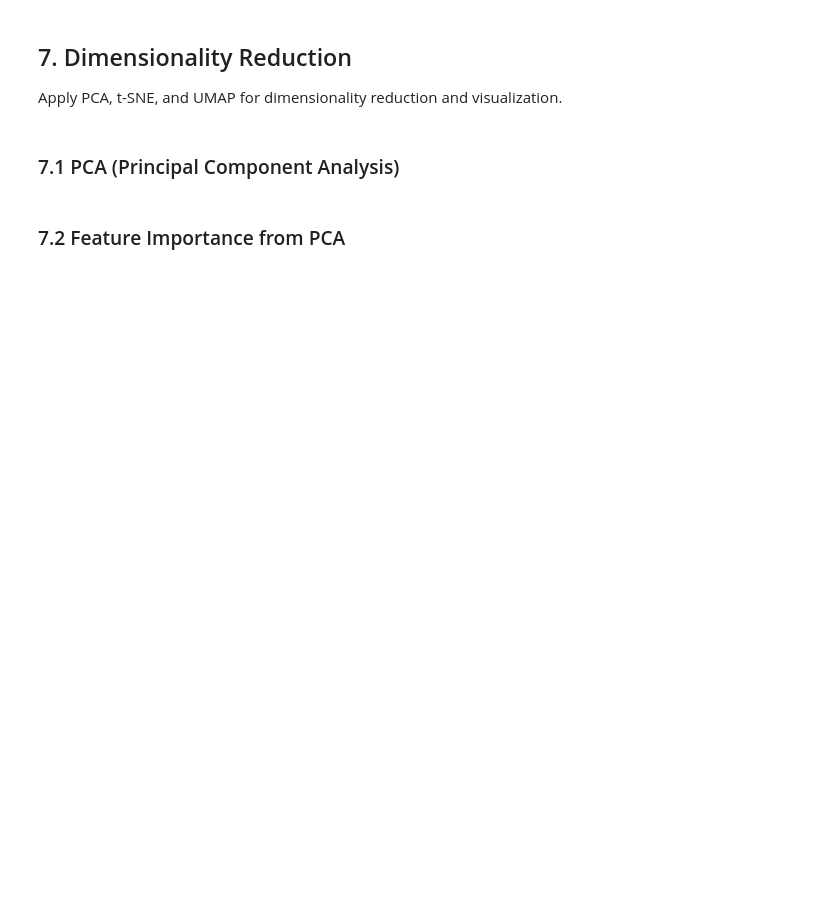
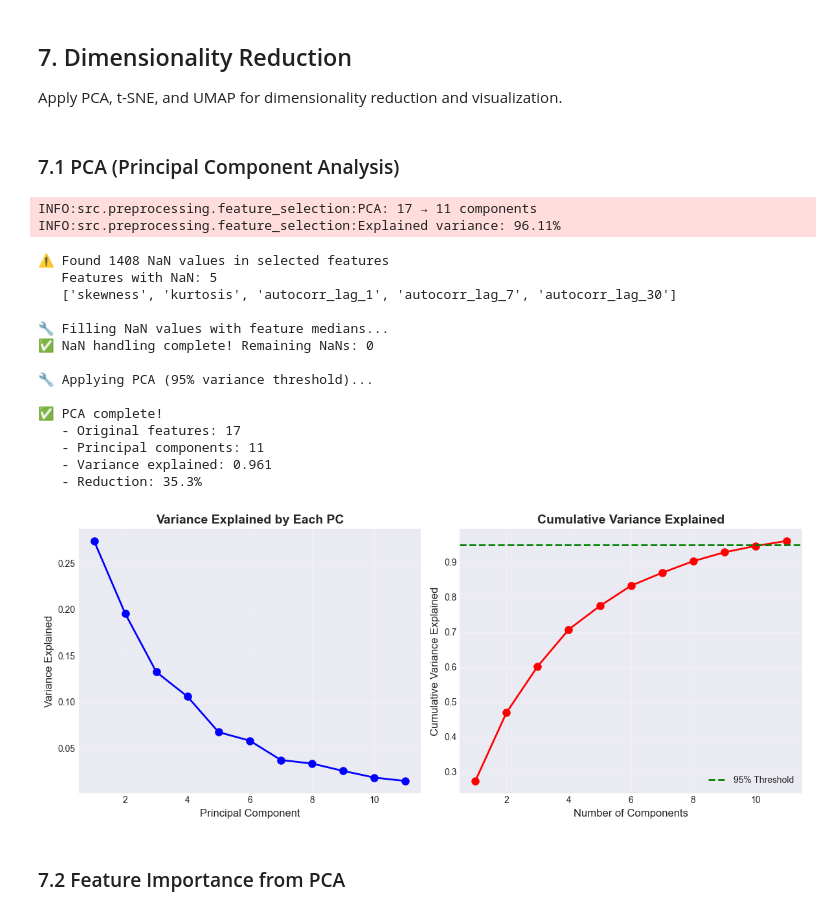
Before and after one commit to hemalii3/rdkd, a Jupyter notebook: notebooks/02_Preprocessing_Features.ipynb, the cells around one changed output. Drawn from its saved outputs; the diff is of its cells as text; code cells hidden in the pictures; blank space fills up the shorter version.

```diff
--- a/notebooks/02_Preprocessing_Features.ipynb
+++ b/notebooks/02_Preprocessing_Features.ipynb
@@ -211,6 +237,12 @@ Extract comprehensive features (69+) across 5 categories:
 4. **Variability** (13 features): rolling stats, peaks, autocorrelation
 5. **Shape** (7 features): entropy, FFT, Hurst exponent
 # %%
+# Reload module to pick up latest fixes
+import importlib
+import src.preprocessing.feature_engineering
+importlib.reload(src.preprocessing.feature_engineering)
+from src.preprocessing.feature_engineering import FeatureEngineer
+
 # Initialize FeatureEngineer
 engineer = FeatureEngineer()
 
@@ -220,11 +252,11 @@ print("⏱️ This may take several minutes...\n")
 # Extract all features
 df_features = engineer.extract_all_features(
     df_cleaned,
-    statistical=True,
-    temporal=True,
-    seasonality=True,
-    variability=True,
-    shape=True
+    include_statistical=True,
+    include_temporal=True,
+    include_seasonality=True,
+    include_variability=True,
+    include_shape=True
 )
 
 print(f"\n✅ Feature extraction complete!")
@@ -369,12 +495,16 @@ if len(removed_features) > 0:
 # %%
 # Check for low-variance features
 print("🔍 Checking for low-variance features (threshold=0.01)...")
-df_variance_selected = selector.select_by_variance(df_selected, threshold=0.01)
+df_variance_selected, removed_variance_features = selector.select_by_variance(df_selected, threshold=0.01)
 
 print(f"\n✅ Variance filtering complete!")
 print(f"   - Before variance filter: {df_selected.shape[1]}")
 print(f"   - After variance filter: {df_variance_selected.shape[1]}")
-print(f"   - Removed: {df_selected.shape[1] - df_variance_selected.shape[1]}")
+print(f"   - Removed: {len(removed_variance_features)}")
+
+if len(removed_variance_features) > 0:
+    print(f"\n📋 Removed low-variance features:")
+    print(f"   {removed_variance_features[:10]}")
 
 # Use variance-filtered features for next steps
 df_selected = df_variance_selected
@@ -393,6 +538,26 @@ Apply PCA, t-SNE, and UMAP for dimensionality reduction and visualization.
 # %% [markdown]
 ### 7.1 PCA (Principal Component Analysis)
 # %%
+# Check for and handle missing values in selected features
+nan_count = df_selected.isna().sum().sum()
+if nan_count > 0:
+    print(f"⚠️ Found {nan_count} NaN values in selected features")
+
+    # Check which features have NaNs
+    features_with_nan = df_selected.columns[df_selected.isna().any()].tolist()
+    print(f"   Features with NaN: {len(features_with_nan)}")
+    print(f"   {features_with_nan}\n")
+
+    # Fill NaN values with median (robust to outliers)
+    print("🔧 Filling NaN values with feature medians...")
+    df_selected = df_selected.fillna(df_selected.median())
+
+    # Verify no NaNs remain
+    remaining_nans = df_selected.isna().sum().sum()
+    print(f"✅ NaN handling complete! Remaining NaNs: {remaining_nans}\n")
+else:
+    print("✅ No NaN values found in selected features\n")
+
 # Apply PCA with auto-component selection (95% variance)
 print("🔧 Applying PCA (95% variance threshold)...")
 df_pca, pca_model = selector.apply_pca(df_selected, n_components=None, variance_threshold=0.95)
@@ -400,33 +565,51 @@ df_pca, pca_model = selector.apply_pca(df_selected, n_components=None, variance_
 print(f"\n✅ PCA complete!")
 print(f"   - Original features: {df_selected.shape[1]}")
 print(f"   - Principal components: {df_pca.shape[1]}")
 print(f"   - Variance explained: {pca_model.explained_variance_ratio_.sum():.3f}")
 print(f"   - Reduction: {(1 - df_pca.shape[1] / df_selected.shape[1]) * 100:.1f}%")
 
 # Plot variance explained
 plt.figure(figsize=(12, 5))
 
 plt.subplot(1, 2, 1)
 plt.plot(range(1, len(pca_model.explained_variance_ratio_) + 1),
          pca_model.explained_variance_ratio_, 'bo-', linewidth=2, markersize=8)
 plt.xlabel('Principal Component', fontsize=12)
 plt.ylabel('Variance Explained', fontsize=12)
 plt.title('Variance Explained by Each PC', fontsize=14, fontweight='bold')
 plt.grid(True, alpha=0.3)
 
 plt.subplot(1, 2, 2)
 cumsum = np.cumsum(pca_model.explained_variance_ratio_)
 plt.plot(range(1, len(cumsum) + 1), cumsum, 'ro-', linewidth=2, markersize=8)
 plt.axhline(y=0.95, color='green', linestyle='--', linewidth=2, label='95% Threshold')
 plt.xlabel('Number of Components', fontsize=12)
 plt.ylabel('Cumulative Variance Explained', fontsize=12)
 plt.title('Cumulative Variance Explained', fontsize=14, fontweight='bold')
 plt.legend()
 plt.grid(True, alpha=0.3)
 
 plt.tight_layout()
 plt.savefig(os.path.join(RESULTS_DIR, 'figures', 'pca_variance_explained.png'), dpi=300, bbox_inches='tight')
 plt.show()
+# %% [output]
+INFO:src.preprocessing.feature_selection:PCA: 17 → 11 components
+INFO:src.preprocessing.feature_selection:Explained variance: 96.11%
+⚠️ Found 1408 NaN values in selected features
+   Features with NaN: 5
+   ['skewness', 'kurtosis', 'autocorr_lag_1', 'autocorr_lag_7', 'autocorr_lag_30']
+
+🔧 Filling NaN values with feature medians...
+✅ NaN handling complete! Remaining NaNs: 0
+
+🔧 Applying PCA (95% variance threshold)...
+
+✅ PCA complete!
+   - Original features: 17
+   - Principal components: 11
+   - Variance explained: 0.961
+   - Reduction: 35.3%
+[figure, added]
 # %% [markdown]
 ### 7.2 Feature Importance from PCA
 # %%
```
Also changed, not shown: parts of 17 cells of this notebook, 10 other files.
